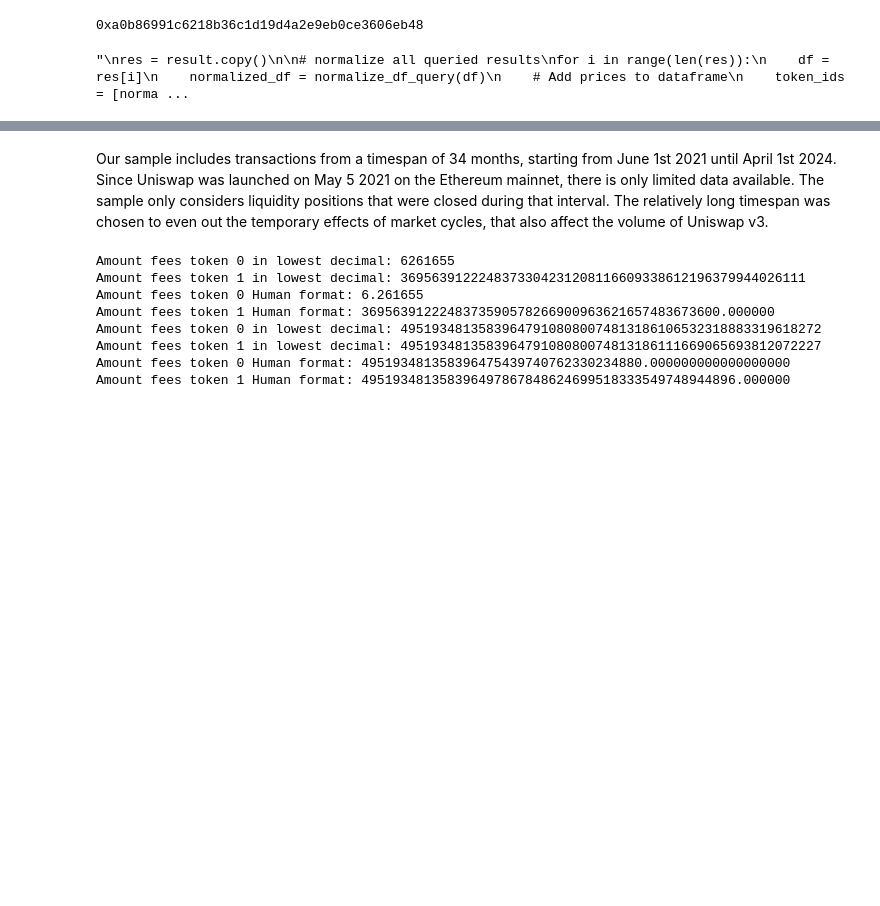
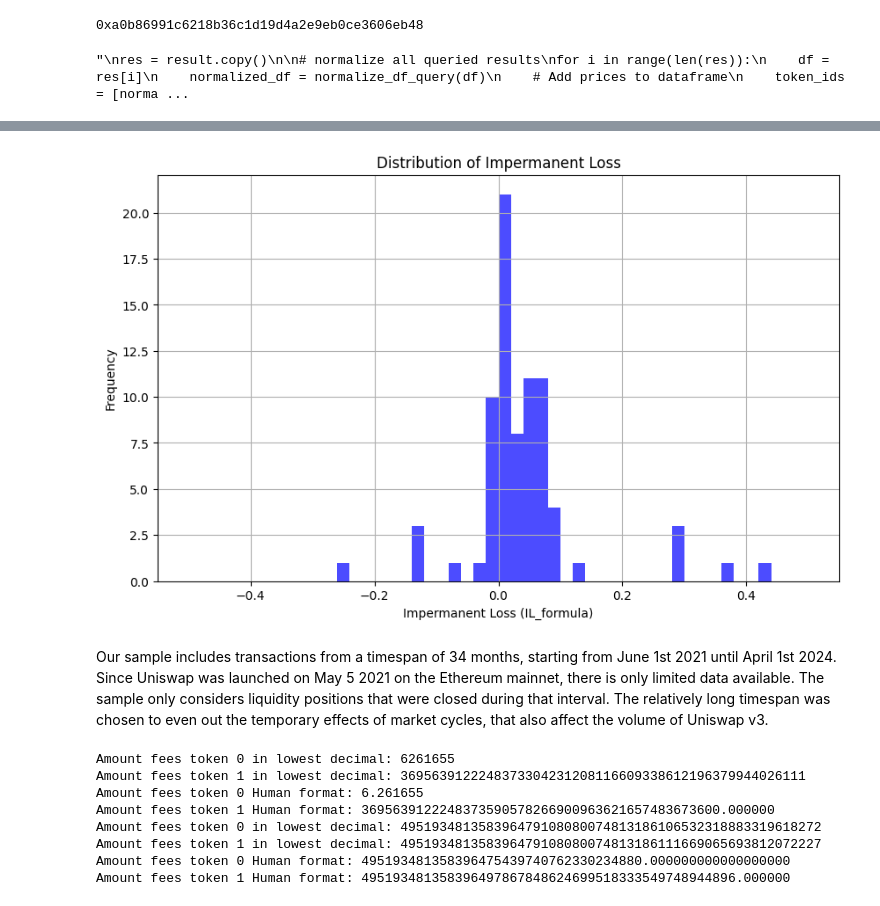
Before and after one commit to Thanos002/IL_Measurement, a Jupyter notebook: IL_Data_Extraction.ipynb, the cells around one changed output, grey strips where cells are left out. Cells and saved outputs as stored; diff of their text form; code cells hidden in the pictures; blank space fills up the shorter version.

```diff
--- a/IL_Data_Extraction.ipynb
+++ b/IL_Data_Extraction.ipynb
@@ -802,3 +907,13 @@ result
+# %%
+plt.figure(figsize=(10, 6))
+plt.hist(combined_df['relative_return'], bins=50, color='blue', alpha=0.7, range=(-0.5, 0.5))
+plt.title('Distribution of Impermanent Loss')
+plt.xlabel('Impermanent Loss (IL_formula)')
+plt.ylabel('Frequency')
+plt.grid(True)
+plt.show()
+# %% [output]
+[figure, added]
 # %% [markdown]
 Our sample includes transactions from a timespan of 34 months, starting from June 1st 2021 until April 1st 2024. Since Uniswap was launched on May 5 2021 on the Ethereum mainnet, there is only limited data available. The sample only considers liquidity positions that were closed during that interval. The relatively long timespan was chosen to even out the temporary effects of market cycles, that also affect the volume of Uniswap v3.
 # %%
```
Also changed, not shown: parts of 9 cells of this notebook, 9 other files.
